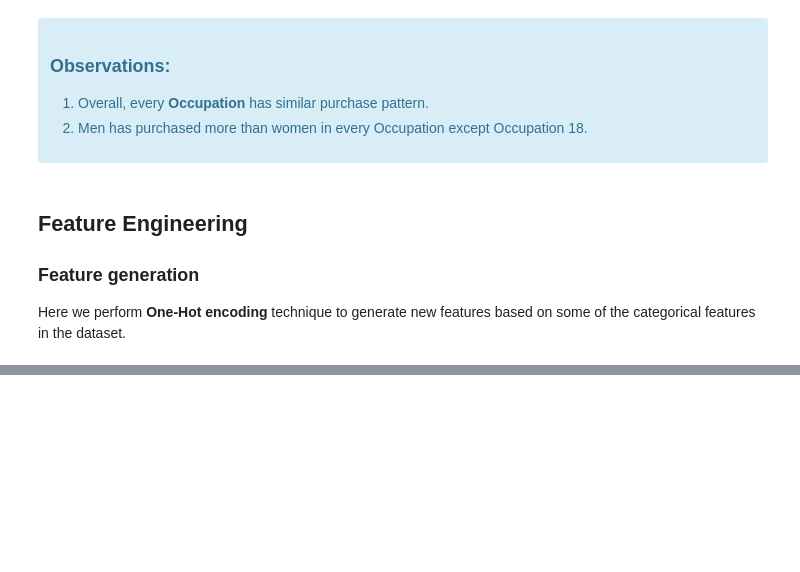
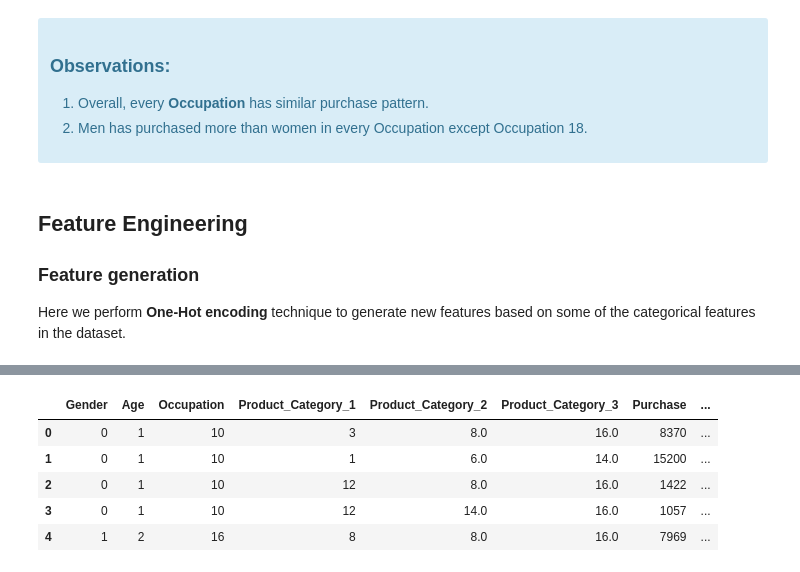
Before and after one commit to tharangachaminda/Black_Friday_Purchase, a Jupyter notebook: black_friday.ipynb, the cells around one changed output, grey strips where cells are left out. Cells and saved outputs as stored; diff of their text form; code cells hidden in the pictures; blank space fills up the shorter version.

```diff
--- a/black_friday.ipynb
+++ b/black_friday.ipynb
@@ -329,0 +361,12 @@ Here we perform **One-Hot encoding** technique to generate new features based on
+# %%
+age_group_num = {
+    '0-17': 1,
+    '55+': 2,
+    '51-55': 3,
+    '46-50': 4,
+    '18-25': 5,
+    '36-45': 6,
+    '26-35': 7
+}
+
+df['Age'] = df['Age'].replace(age_group_num)
@@ -329,0 +426,10 @@ Here we perform **One-Hot encoding** technique to generate new features based on
+# %%
+df.drop('City_Category', axis=1, inplace=True)
+df.head()
+# %% [output]
+|  | Gender | Age | Occupation | Product_Category_1 | Product_Category_2 | Product_Category_3 | Purchase | ... |
+| 0 | 0 | 1 | 10 | 3 | 8.0 | 16.0 | 8370 | ... |
+| 1 | 0 | 1 | 10 | 1 | 6.0 | 14.0 | 15200 | ... |
+| 2 | 0 | 1 | 10 | 12 | 8.0 | 16.0 | 1422 | ... |
+| 3 | 0 | 1 | 10 | 12 | 14.0 | 16.0 | 1057 | ... |
+| 4 | 1 | 2 | 16 | 8 | 8.0 | 16.0 | 7969 | ... |
```
Also changed, not shown: parts of 22 cells of this notebook.
